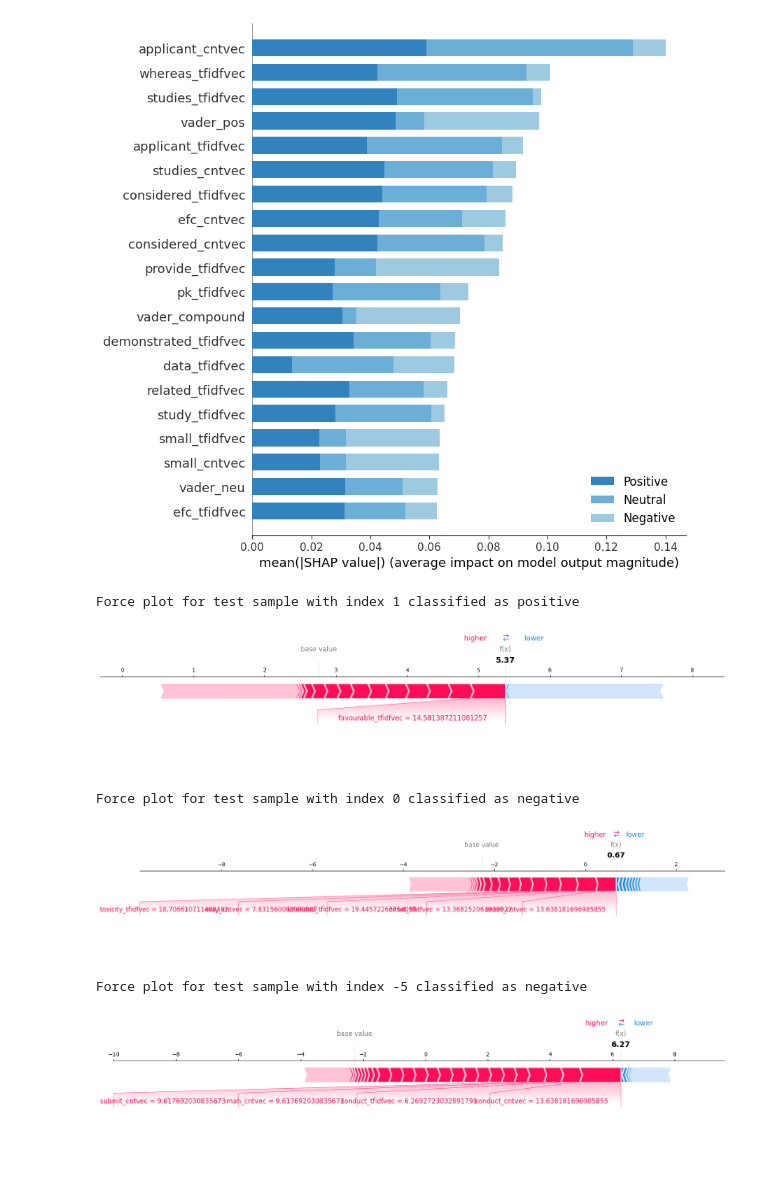
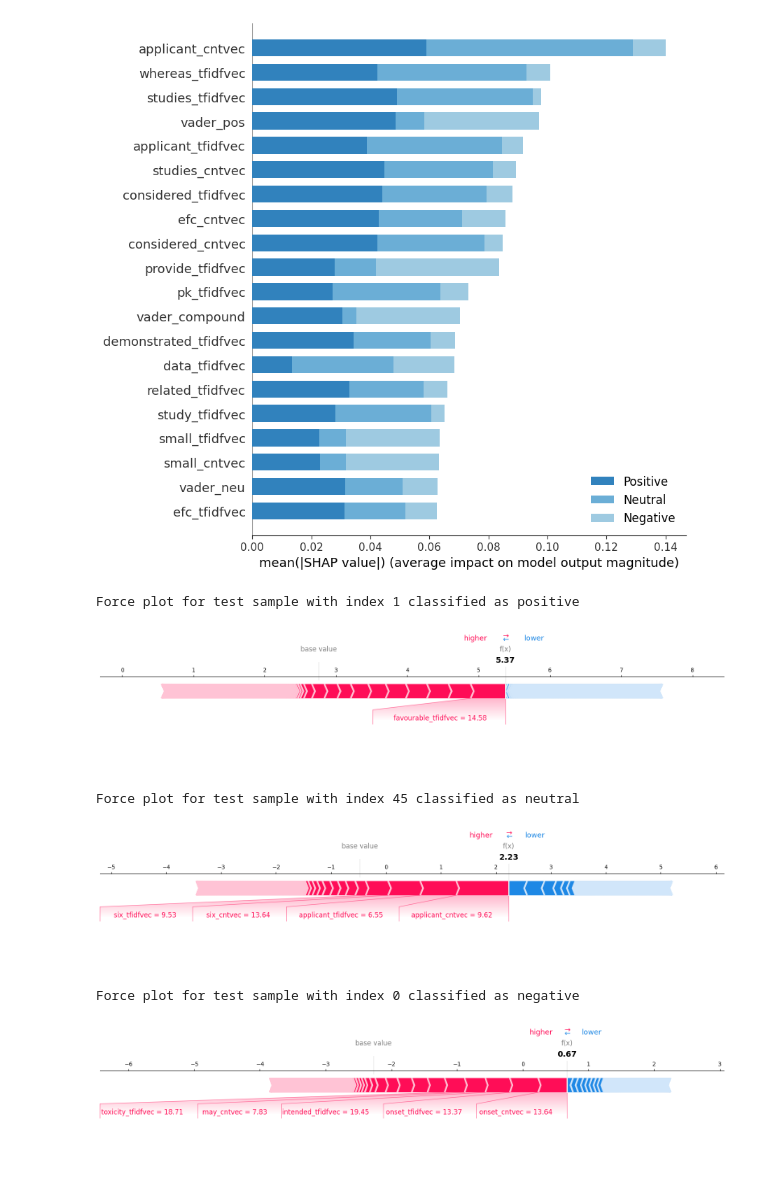
Before and after one commit to sbuttler/EPAR_sentiment_analysis, a Jupyter notebook: Logistic_regression_model.ipynb, the cells around one changed output. Saved outputs shown, nothing was run; the diff lists cells and outputs as text; code cells hidden in the pictures.

Commit message:
Clean up and add readme

```diff
--- a/Logistic_regression_model.ipynb
+++ b/Logistic_regression_model.ipynb
@@ -107,8 +108,8 @@ test[tfidfvectorizer.get_feature_names_out()+'_tfidfvec'] = test_tfidf
 # Finalize train and test set for model training
 # %%
 # remove unnecessary columns from train and test
-X_train = train.loc[:,~train.columns.isin(['ID', 'Sentence','Sentence_clean', 'sentiment', 'target'])]
-X_test = test.loc[:,~train.columns.isin(['ID', 'Sentence','Sentence_clean', 'sentiment', 'target'])]
+X_train = train.drop(columns=['ID', 'Sentence','Sentence_clean', 'sentiment', 'target'])
+X_test = test.drop(columns=['ID', 'Sentence','Sentence_clean', 'sentiment', 'target'])
 y_train = train['target']
 y_test = test['target']
 # %%
@@ -220,31 +226,31 @@ c = predictions[idx]
 
 print('Force plot for test sample with index {} classified as {}'.format(idx, le.classes_[c].lower()))
 
-shap.force_plot(explainer.expected_value[c], shap_values[c][idx,:], X_test_scaled[idx], feature_names = X_train.columns, matplotlib=True)
+shap.force_plot(explainer.expected_value[c], shap_values[c][idx,:], X_test_scaled[idx].round(2), feature_names = X_train.columns, matplotlib=True)
 # %% [output]
 Force plot for test sample with index 1 classified as positive
-[figure, old version]
+[figure, new version]
 # %%
 # create SHAP force plot for neutral instance
-idx = 0
+idx = len(predictions)-2
 # only explain prediction for top class
 c = predictions[idx]
 
 print('Force plot for test sample with index {} classified as {}'.format(idx, le.classes_[c].lower()))
 
-shap.force_plot(explainer.expected_value[c], shap_values[c][idx,:], X_test_scaled[idx], feature_names = X_train.columns, matplotlib=True)
+shap.force_plot(explainer.expected_value[c], shap_values[c][idx,:], X_test_scaled[idx].round(2), feature_names = X_train.columns, matplotlib=True)
 # %% [output]
-Force plot for test sample with index 0 classified as negative
+Force plot for test sample with index 45 classified as neutral
-[figure, old version]
+[figure, new version]
 # %%
 # create SHAP force plot for negative instance
-idx = -5
+idx = 0
 # only explain prediction for top class
 c = predictions[idx]
 
 print('Force plot for test sample with index {} classified as {}'.format(idx, le.classes_[c].lower()))
 
-shap.force_plot(explainer.expected_value[c], shap_values[c][idx,:], X_test_scaled[idx], feature_names = X_train.columns, matplotlib=True)
+shap.force_plot(explainer.expected_value[c], shap_values[c][idx,:], X_test_scaled[idx].round(2), feature_names = X_train.columns, matplotlib=True)
 # %% [output]
-Force plot for test sample with index -5 classified as negative
+Force plot for test sample with index 0 classified as negative
-[figure, old version]
+[figure, new version]
```
Also changed, not shown: parts of 4 cells of this notebook, 4 other files.
